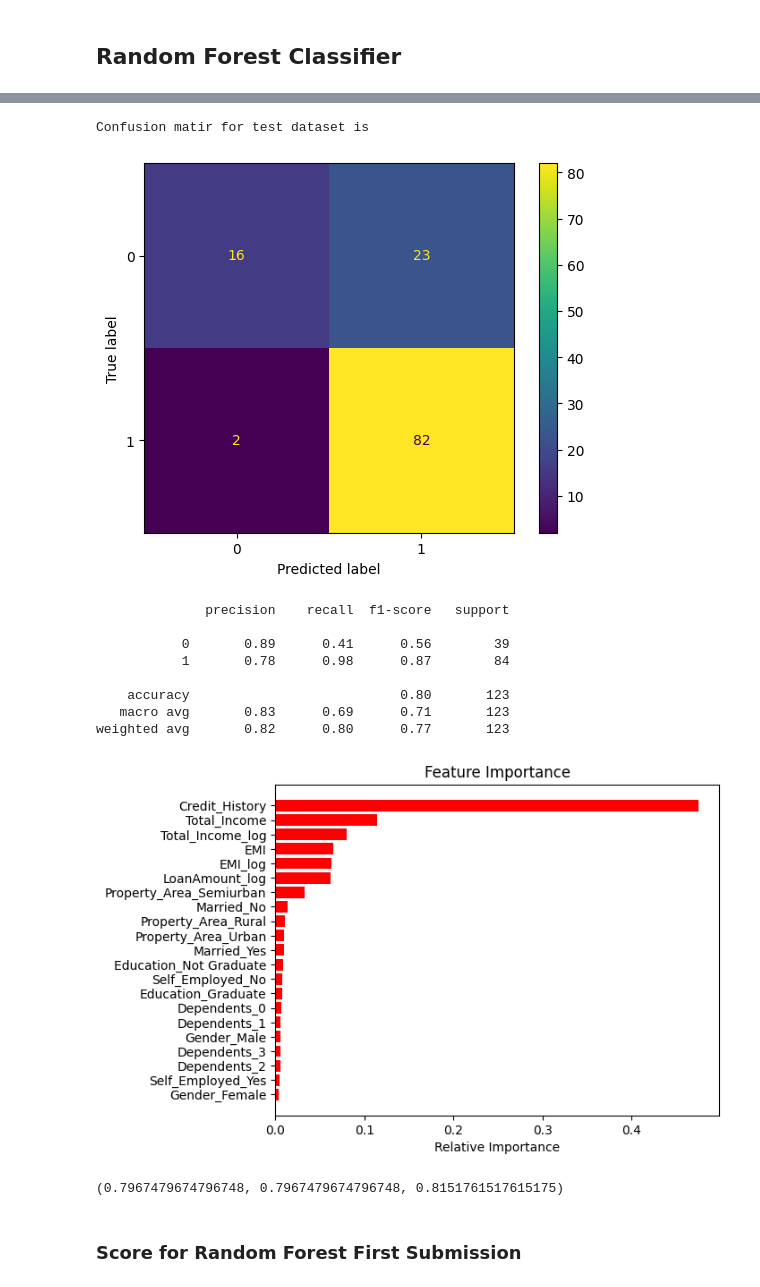
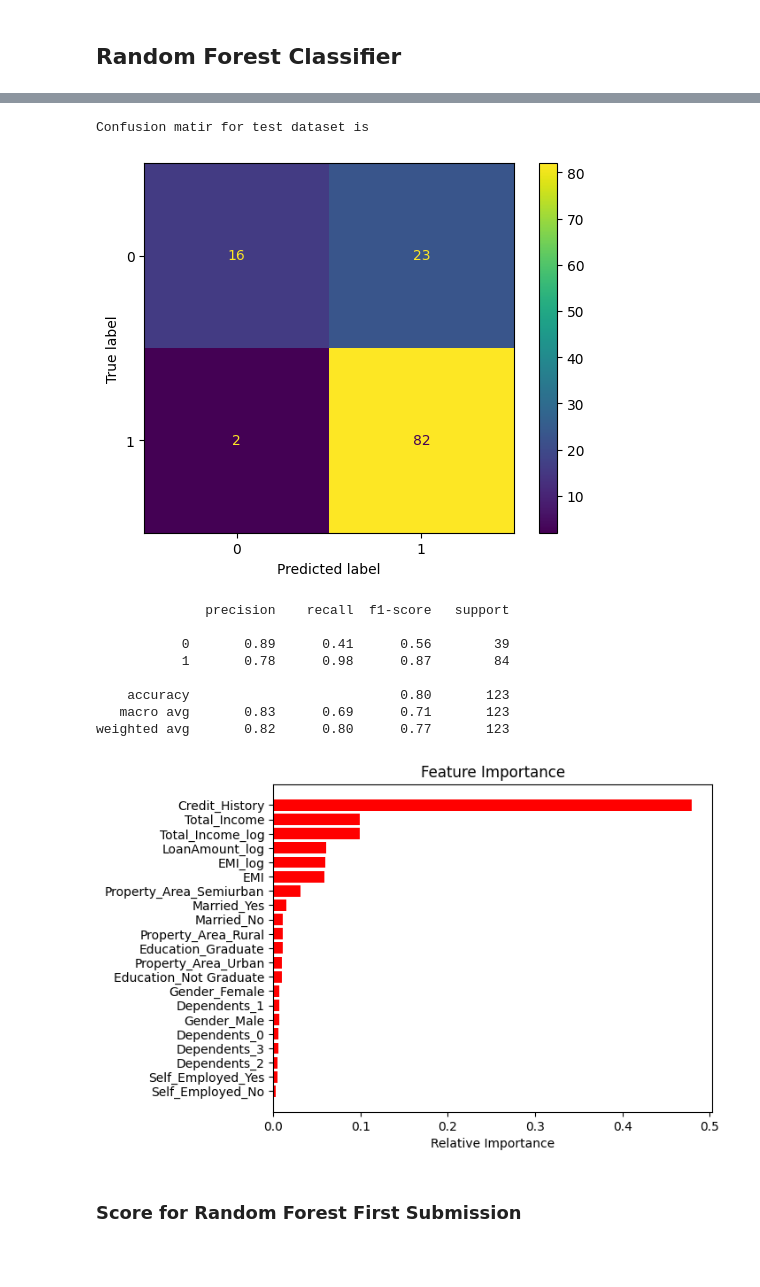
Before and after one commit to aniket15031998/Loan-Prediction-Practice-Problem-Using-Python-, a Jupyter notebook: Loan_Prediction_Problemipynb.ipynb, the cells around one changed output, grey strips where cells are left out. Saved outputs shown, nothing was run; the diff lists cells and outputs as text; code cells hidden in the pictures; blank space fills up the shorter version.

```diff
--- a/Loan_Prediction_Problemipynb.ipynb
+++ b/Loan_Prediction_Problemipynb.ipynb
@@ -1198,7 +1228,7 @@ def random_forest(X,Y):
 
   return test_accuracy,rf_recall,rf_precision
 # %%
-random_forest(X,Y)
+rf=random_forest(X,Y)
 # %% [output]
 The shape of train dataset is (491, 21) (491,)
 The shape of test dataset is (123, 21) (123,)
@@ -1216,20 +1246,19 @@ Fitting 5 folds for each of 10 candidates, totalling 50 fits
 The recall on test dataset is 0.7967479674796748
 
 
 Confusion matir for train dataset is
 [figure]
 Confusion matir for test dataset is
 [figure]
               precision    recall  f1-score   support
 
            0       0.89      0.41      0.56        39
            1       0.78      0.98      0.87        84
 
     accuracy                           0.80       123
    macro avg       0.83      0.69      0.71       123
 weighted avg       0.82      0.80      0.77       123
-[figure, old version]
+[figure, new version]
-(0.7967479674796748, 0.7967479674796748, 0.8151761517615175)
 # %% [markdown]
 ### Score for Random Forest First Submission
 # %% [markdown]
```
Also changed, not shown: parts of 17 cells of this notebook.
